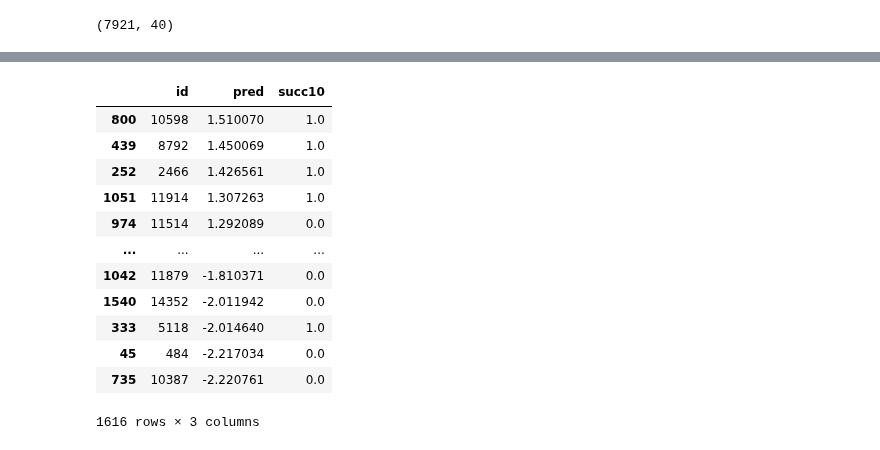
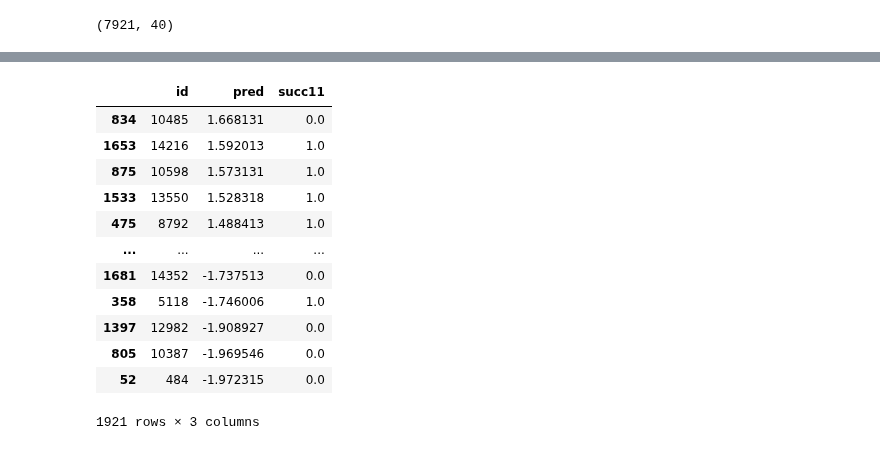
Before and after one commit to testalorenzo/crunch_net, a Jupyter notebook: ANS/ANS_all/orgorg4/Untitled.ipynb, the cells around one changed output, grey strips where cells are left out. Saved outputs shown, nothing was run; the diff lists cells and outputs as text; code cells hidden in the pictures.

```diff
--- a/ANS/ANS_all/orgorg4/Untitled.ipynb
+++ b/ANS/ANS_all/orgorg4/Untitled.ipynb
@@ -820,8 +995,13 @@ covariates['id']=covariates.id.apply(float)
+# %%
+# Scale both X and y
+cumulative_me=pd.merge(cumulate, covariates, left_on='idx', right_on='id')
+cumulative_me.index=cumulative_me.idx
+cumulative_me=cumulative_me.drop(['node', 'id', 'bipartite', 'idx'], axis=1)
 # %%
-# Scale both X and y
-cumulative_merge=pd.merge(cumulate, covariates, left_on='idx', right_on='id')
-cumulative_merge.index=cumulative_merge.idx
-cumulative_merge=cumulative_merge.drop(['node', 'id', 'bipartite', 'idx'], axis=1)
+# Scale only X
+cumulative_merge=covariates.copy()
+cumulative_merge.index=cumulative_merge.id
+cumulative_merge=cumulative_merge.drop(['node', 'id', 'bipartite'], axis=1)
 
 cat=cumulative_merge.select_dtypes(exclude=['float64', 'int64'])
 num=cumulative_merge.select_dtypes(include=['float64', 'int64'])
@@ -833,4 +1013,7 @@ num_scaled.columns=num.columns
 num_scaled.index=cat.index
 
 cumulative_merge=pd.concat([cat, num_scaled], axis=1)
+cumulative_merge=pd.merge(cumulate, cumulative_merge, left_on='idx', right_index=True)
+cumulative_merge.index=cumulative_merge['idx']
+
 #cumulative_merge['diff_y']=cumulative_merge.cum-cumulative_merge.first_money
@@ -836,0 +1023,4 @@ cumulative_merge=pd.concat([cat, num_scaled], axis=1)
+# %%
+cumulative_me['diff_y'] = cumulative_me['cum2']-cumulative_me['first_money_l']
+cumulative_merge['diff_y'] = cumulative_me['diff_y']
+cumulative_merge['diff_log']=np.log(cumulative_merge['diff_y'])
@@ -839,4 +1045,5 @@ formula='cum ~ deg_min + voterank_min + average_neighbor_degree_max + eigenvecto
 # %%
+formula='diff_log ~ pagerank_median + voterank_max + average_neighbor_degree_max + eigenvector_centrality_org + clustering_org + harmonic_centrality_median + clustering_min + sector'
 results = smf.ols(formula, data=cumulative_merge).fit()
 print(results.summary())
 # %% [output]
@@ -860,26 +1129,26 @@ Notes:
 # %%
 predizione = cumulative_merge[['deg_min','voterank_min','average_neighbor_degree_max','eigenvector_centrality_max','clustering_org','harmonic_centrality_min',
                                'clustering_min','sector','first_money']]
 predizione = predizione.dropna()
 predizione = results.predict(predizione)
 pred =  list(predizione)
 a = {'id' : list(predizione.index), 'pred' : pred}
 a = pd.DataFrame(a)
-classic = bonav3[['id','succ10']]
-classic = classic[classic['succ10'].notnull()]
+classic = bonav3[['id','succ11']]
+classic = classic[classic['succ11'].notnull()]
 b = pd.merge(a, classic, how = 'inner')
 b.sort_values(by=['pred'], ascending=False)
 # %% [output]
-|  | id | pred | succ10 |
-| 800 | 10598 | 1.510070 | 1.0 |
-| 439 | 8792 | 1.450069 | 1.0 |
-| 252 | 2466 | 1.426561 | 1.0 |
-| 1051 | 11914 | 1.307263 | 1.0 |
-| 974 | 11514 | 1.292089 | 0.0 |
+|  | id | pred | succ11 |
+| 834 | 10485 | 1.668131 | 0.0 |
+| 1653 | 14216 | 1.592013 | 1.0 |
+| 875 | 10598 | 1.573131 | 1.0 |
+| 1533 | 13550 | 1.528318 | 1.0 |
+| 475 | 8792 | 1.488413 | 1.0 |
 | ... | ... | ... | ... |
-| 1042 | 11879 | -1.810371 | 0.0 |
-| 1540 | 14352 | -2.011942 | 0.0 |
-| 333 | 5118 | -2.014640 | 1.0 |
-| 45 | 484 | -2.217034 | 0.0 |
-| 735 | 10387 | -2.220761 | 0.0 |
+| 1681 | 14352 | -1.737513 | 0.0 |
+| 358 | 5118 | -1.746006 | 1.0 |
+| 1397 | 12982 | -1.908927 | 0.0 |
+| 805 | 10387 | -1.969546 | 0.0 |
+| 52 | 484 | -1.972315 | 0.0 |
-1616 rows × 3 columns
+1921 rows × 3 columns
```
Also changed, not shown: parts of 50 cells of this notebook.
